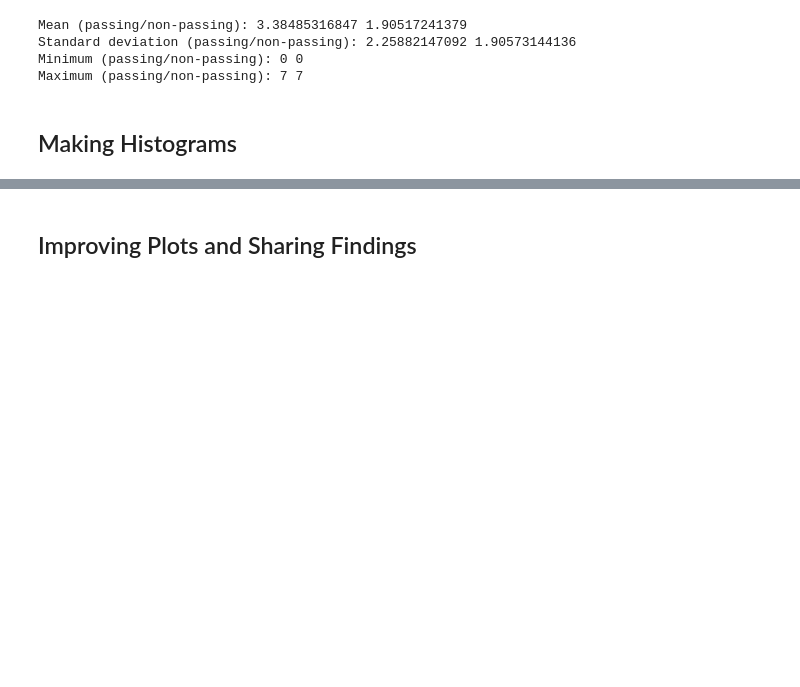
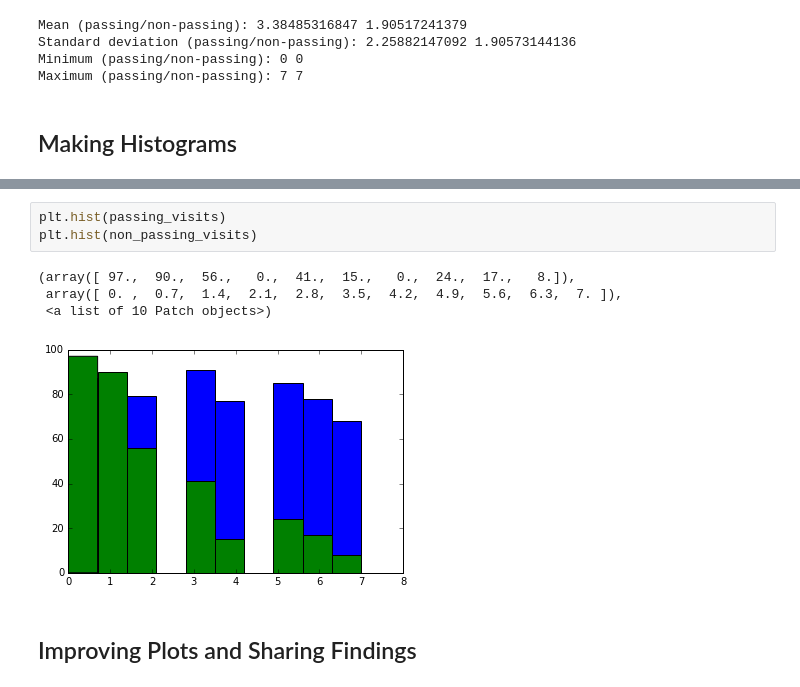
Before and after one commit to charlesmilam/udacity, a Jupyter notebook: introDA/L1_Starter_Code.ipynb, the cells around one changed output, grey strips where cells are left out. Cells and saved outputs as stored; diff of their text form; blank space fills up the shorter version.

```diff
--- a/introDA/L1_Starter_Code.ipynb
+++ b/introDA/L1_Starter_Code.ipynb
@@ -583,3 +604,11 @@ Maximum (passing/non-passing): 7 7
+# %%
+plt.hist(passing_visits)
+plt.hist(non_passing_visits)
+# %% [output]
+(array([ 97.,  90.,  56.,   0.,  41.,  15.,   0.,  24.,  17.,   8.]),
+ array([ 0. ,  0.7,  1.4,  2.1,  2.8,  3.5,  4.2,  4.9,  5.6,  6.3,  7. ]),
+ <a list of 10 Patch objects>)
+[figure, added]
 # %% [markdown]
 ## Improving Plots and Sharing Findings
 # %%
```
Also changed, not shown: parts of 2 cells of this notebook.
